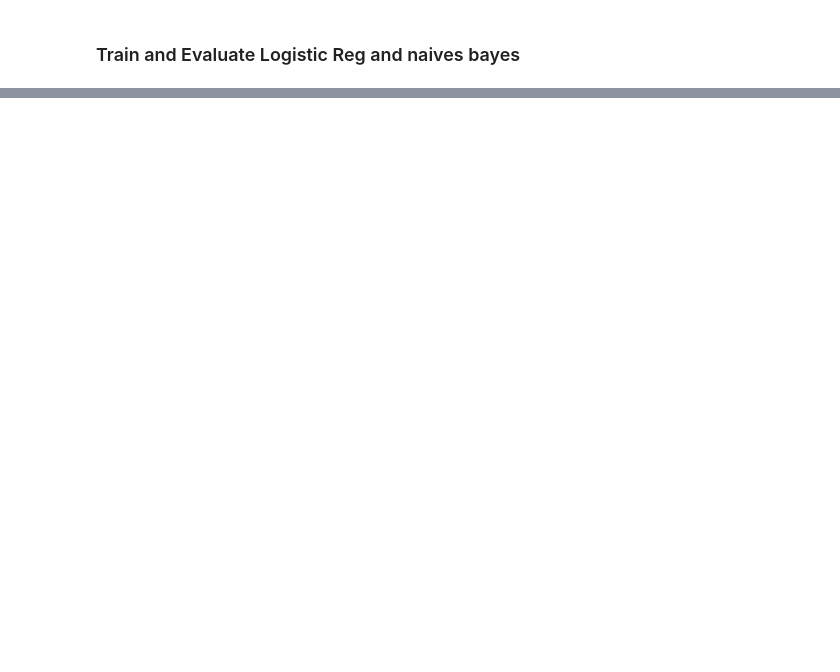
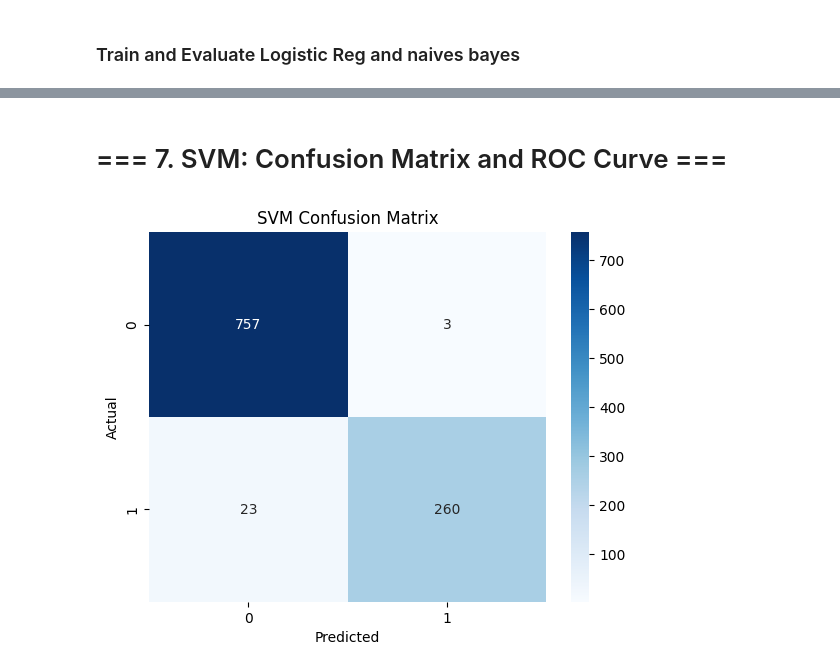
Before and after one commit to ndongchrist/ML_Spam_Classification, a Jupyter notebook: spam_email.ipynb, the cells around one changed output, grey strips where cells are left out. Drawn from its saved outputs; the diff is of its cells as text; code cells hidden in the pictures; blank space fills up the shorter version.

Commit message:
refactor: Oranised and Ameliorated the model

```diff
--- a/spam_email.ipynb
+++ b/spam_email.ipynb
@@ -78,0 +71,13 @@ y_pred_nb = nb.predict(X_test)
+# %%
+models = {
+    "Logistic Regression": LogisticRegression(max_iter=1000),
+    "Naive Bayes": MultinomialNB(),
+    "SVM": LinearSVC()
+}
+
+for name, model in models.items():
+    model.fit(X_train, y_train)
+    y_pred = model.predict(X_test)
+    print(f"\n=== {name} ===")
+    print("Accuracy:", accuracy_score(y_test, y_pred))
+    print(classification_report(y_test, y_pred))
@@ -78,0 +102,13 @@ y_pred_nb = nb.predict(X_test)
+# %% [markdown]
+# === 7. SVM: Confusion Matrix and ROC Curve ===
+# %%
+svm = models["SVM"]
+y_pred_svm = svm.predict(X_test)
+cm = confusion_matrix(y_test, y_pred_svm)
+sns.heatmap(cm, annot=True, fmt="d", cmap="Blues")
+plt.title("SVM Confusion Matrix")
+plt.xlabel("Predicted")
+plt.ylabel("Actual")
+plt.show()
+# %% [output]
+[figure, added]
```
Also changed, not shown: parts of 35 cells of this notebook, 2 other files.
